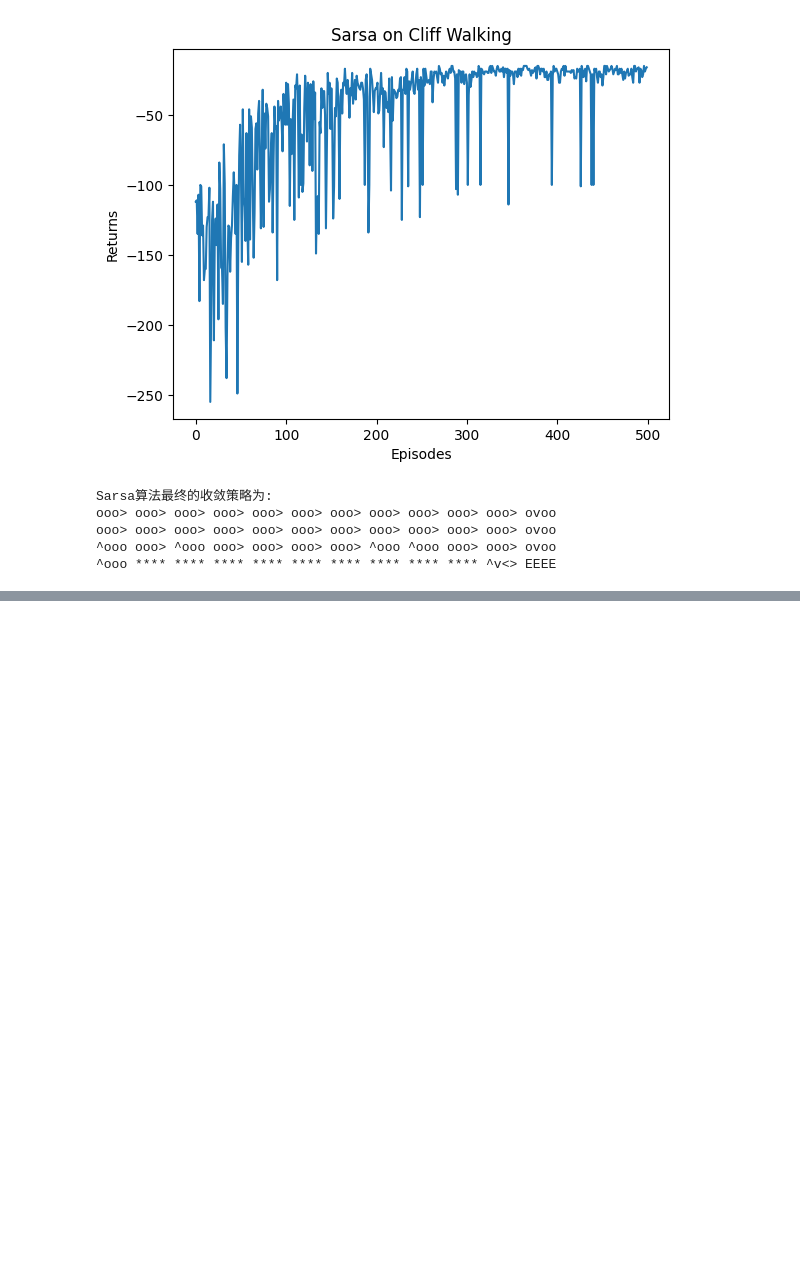
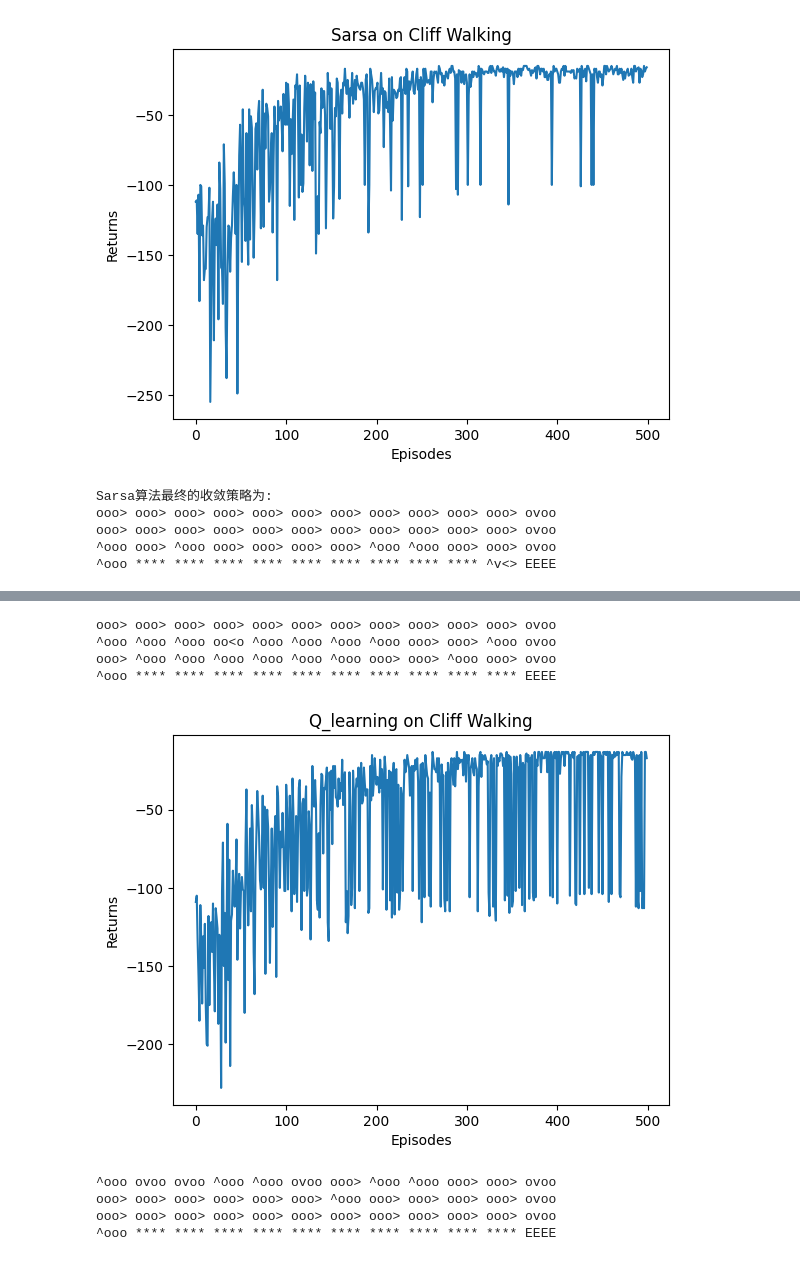
Before and after one commit to Ricardo-shuo-liu/ricaro_learning_codes, a Jupyter notebook: Reinforcement_Learning/basic/TD.ipynb, the cells around one changed output, grey strips where cells are left out. Saved outputs shown, nothing was run; the diff lists cells and outputs as text; code cells hidden in the pictures; blank space fills up the shorter version.

```diff
--- a/Reinforcement_Learning/basic/TD.ipynb
+++ b/Reinforcement_Learning/basic/TD.ipynb
@@ -118,0 +201,72 @@ ooo> ooo> ooo> ooo> ooo> ooo> ooo> ooo> ooo> ooo> ooo> ovoo
+# %%
+action_meaning = ['^',"v","<",">"]
+print_agent(agent,env,action_meaning,list(range(37,47)),[47])
+# %% [output]
+ooo> ooo> ooo> ooo> ooo> ooo> ooo> ooo> ooo> ooo> ooo> ovoo
+^ooo ^ooo ^ooo oo<o ^ooo ^ooo ^ooo ^ooo ooo> ooo> ^ooo ovoo
+ooo> ^ooo ^ooo ^ooo ^ooo ^ooo ^ooo ooo> ooo> ^ooo ooo> ovoo
+^ooo **** **** **** **** **** **** **** **** **** **** EEEE
+# %%
+class Q_learning:
+    def __init__(self,ncol,nrow,epsilon,alpha,gamma,n_action=4):
+        self.Q_table = np.zeros([nrow*ncol,n_action])
+        self.n_action = n_action
+        self.alpha = alpha
+        self.gamma = gamma
+        self.epsilon = epsilon
+    def take_action(self,state):
+        if np.random.random() < self.epsilon:
+            action = np.random.randint(self.n_action)
+        else:
+            action = np.argmax(self.Q_table[state])
+        return action
+    def best_action(self,state):
+        Q_max = np.max(self.Q_table[state])
+        a = [0 for _ in range(self.n_action)]
+        for i in range(self.n_action):
+            if self.Q_table[state,i] == Q_max:
+                a[i] = 1
+        return a
+    def update(self,s0,a0,r,s1):
+        td_error = r + self.gamma*self.Q_table[s1].max() - self.Q_table[s0,a0]
+        self.Q_table[s0,a0] += self.alpha * td_error
+
+np.random.seed(0)
+n_step = 5
+alpha = 0.1
+epsilon = 0.1
+gamma = 0.9
+agent = Q_learning(ncol,nrow,epsilon,alpha,gamma)
+num_episodes = 500
+return_list = []
+for i in range(10):
+    with tqdm(total=int(num_episodes/10),desc='Iteration %d' % i) as pbar:
+        for i_episode in range(int(num_episodes/10)):
+            episode_return = 0
+            state = env.reset()
+            done = False
+            while not done:
+                action = agent.take_action(state)
+                next_state,reward,done = env.step(action)
+                episode_return += reward
+                agent.update(state,action,reward,next_state)
+                state = next_state
+            return_list.append(episode_return)
+            if (i_episode+1)%10 == 0:
+                pbar.set_postfix({'episode':'%d'%(num_episodes/10 * i + i_episode + 1),'return':'%.3f'%np.mean(return_list[-10:])})
+            pbar.update(1)
+episodes_list = list(range(len(return_list)))
+plt.plot(episodes_list,return_list)
+plt.xlabel("Episodes")
+plt.ylabel('Returns')
+plt.title('Q_learning on {}'.format('Cliff Walking'))
+plt.show()
+
+action_meaning = ["^","v","<",">"]
+print_agent(agent,env,action_meaning,list(range(37,47)),[47])
+# %% [output]
+[figure, added]
+^ooo ovoo ovoo ^ooo ^ooo ovoo ooo> ^ooo ^ooo ooo> ooo> ovoo
+ooo> ooo> ooo> ooo> ooo> ooo> ^ooo ooo> ooo> ooo> ooo> ovoo
+ooo> ooo> ooo> ooo> ooo> ooo> ooo> ooo> ooo> ooo> ooo> ovoo
+^ooo **** **** **** **** **** **** **** **** **** **** EEEE
```
Also changed, not shown: parts of 1 cell of this notebook, 3 other files.
